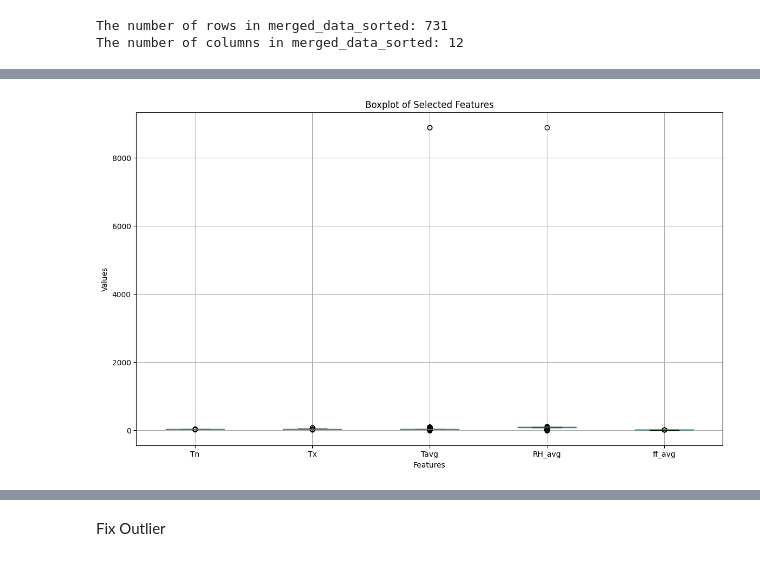
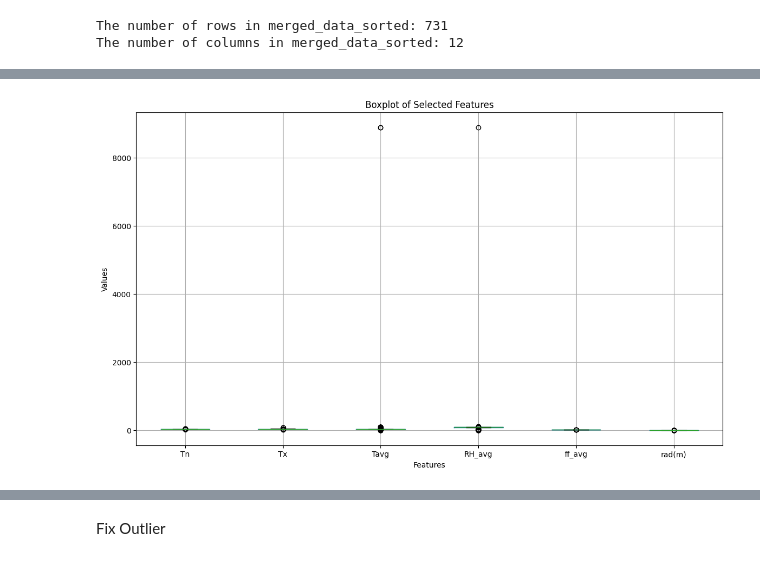
Before and after one commit to sevinadewi/Project-Capstone-Bangkit-Melaut, a Jupyter notebook: Machine Learning/Used_Dataset/cleaning_data.ipynb, the cells around one changed output, grey strips where cells are left out. Saved outputs shown, nothing was run; the diff lists cells and outputs as text; code cells hidden in the pictures.

```diff
--- a/Machine Learning/Used_Dataset/cleaning_data.ipynb
+++ b/Machine Learning/Used_Dataset/cleaning_data.ipynb
@@ -86,36 +86,33 @@ print(f'The number of columns in merged_data_sorted: {merged_data_sorted.shape[1
 The number of rows in merged_data_sorted: 731
 The number of columns in merged_data_sorted: 12
 # %%
+features_to_check = ['Tn', 'Tx', 'Tavg', 'RH_avg', 'ff_avg', 'rad(m)']
+
 # Check for null values before processing
 display("Initial null values:")
-display(merged_data_sorted.isnull().sum())
+display(merged_data_sorted[features_to_check].isnull().sum())
 
 # Check the data types to identify 'object' columns
 # print("Data types:")
 # display(merged_data_sorted.dtypes)
 
 # List of object columns that might need conversion
-object_columns = ['ss', 'ff_x', 'ddd_x', 'ff_avg']
+object_columns = ['ss', 'ff_x', 'ddd_x', 'ff_avg', 'rad(m)']
 
 # Convert these columns to numeric, coerce invalid values to NaN
 for col in object_columns:
     merged_data_sorted[col] = pd.to_numeric(merged_data_sorted[col], errors='coerce')
 
 # Now check for null values after conversion
-# print("Null values after conversion:")
-# display(merged_data_sorted.isnull().sum())
 
 # Select only numeric columns for 'fillna'
-numeric_columns = merged_data_sorted.select_dtypes(include=['float64', 'int64']).columns
+numeric_columns = merged_data_sorted[features_to_check].select_dtypes(include=['float64', 'int64']).columns
 
 # Replace NaN values in numeric columns with their mean
 merged_data_sorted[numeric_columns] = merged_data_sorted[numeric_columns].fillna(merged_data_sorted[numeric_columns].mean())
 
-# Drop the 'ddd_car' column as it is not needed
-merged_data_sorted.drop(columns=['ddd_car'], inplace=True)
-
 # Check if there are still any NaN values
 print("Final null values after filling:")
-display(merged_data_sorted.isnull().sum())
+display(merged_data_sorted[features_to_check].isnull().sum())
 # %% [output]
 'Initial null values:'
@@ -147,17 +133,16 @@ rad(m)    0
 dtype: int64
 # %%
 # Select the features to check for outliers
-features_to_check = ['Tn', 'Tx', 'Tavg', 'RH_avg', 'ff_avg']
 
 # Create a boxplot for each feature
 plt.figure(figsize=(14, 8))
 merged_data_sorted[features_to_check].boxplot()
 plt.title('Boxplot of Selected Features')
 plt.xlabel('Features')
 plt.ylabel('Values')
 plt.show()
 # %% [output]
-[figure, old version]
+[figure, new version]
 # %%
 def calculate_z_scores_and_outliers(dataframe, numeric_columns):
     # Menghitung z-score untuk kolom numerik
```
Also changed, not shown: parts of 10 cells of this notebook, 6 other files.
